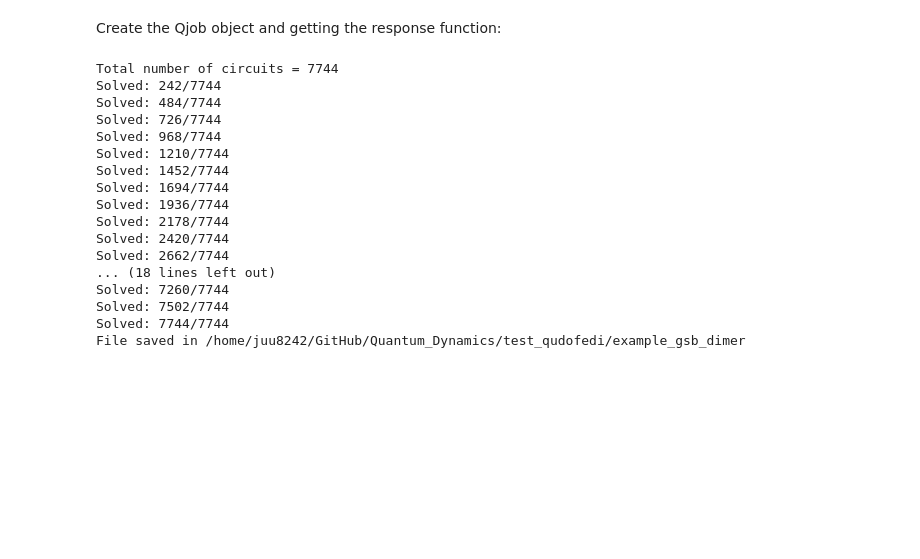
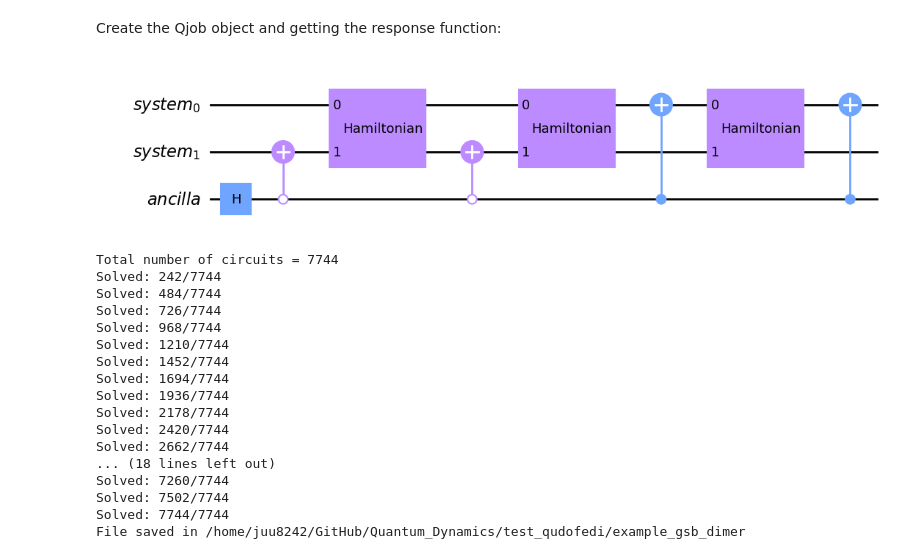
Before and after one commit to N384R/Quantum_Dynamics, a Jupyter notebook: test_qudofedi/Ex 4.ipynb, the cells around one changed output. Cells and saved outputs as stored; diff of their text form; code cells hidden in the pictures; blank space fills up the shorter version.

```diff
--- a/test_qudofedi/Ex 4.ipynb
+++ b/test_qudofedi/Ex 4.ipynb
@@ -52,6 +52,15 @@ backend = Aer.get_backend('qasm_simulator')
 # backend = provider.get_backend('ibmq_manila')
 # %% [markdown]
 Create the Qjob object and getting the response function:
+# %%
+from qudofedi.quantumcomputing.circuits import ThirdOrderSpectroscopyCircuit
+
+job = Qjob(system, FD)
+third_order_circuit = ThirdOrderSpectroscopyCircuit('gsb', system)
+
+third_order_circuit[0][3].draw(output='mpl')
+# %% [output]
+[figure, added]
 # %%
 job = Qjob(system, FD)                       # Qjob object
 
```
Also changed, not shown: 8 other files.
